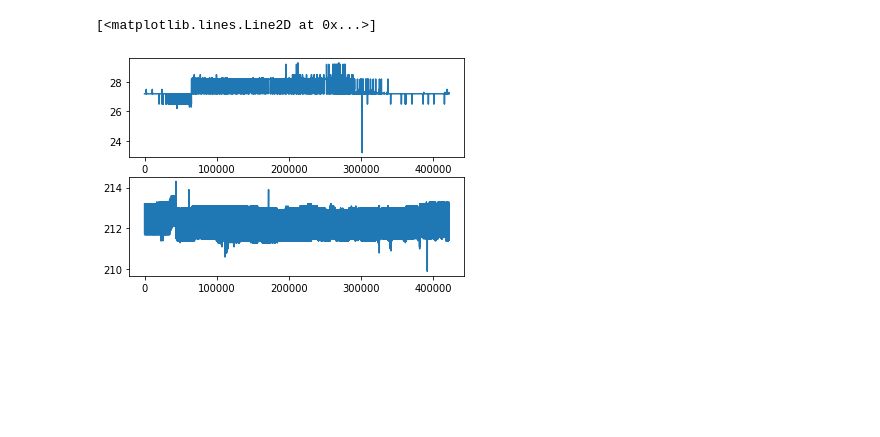
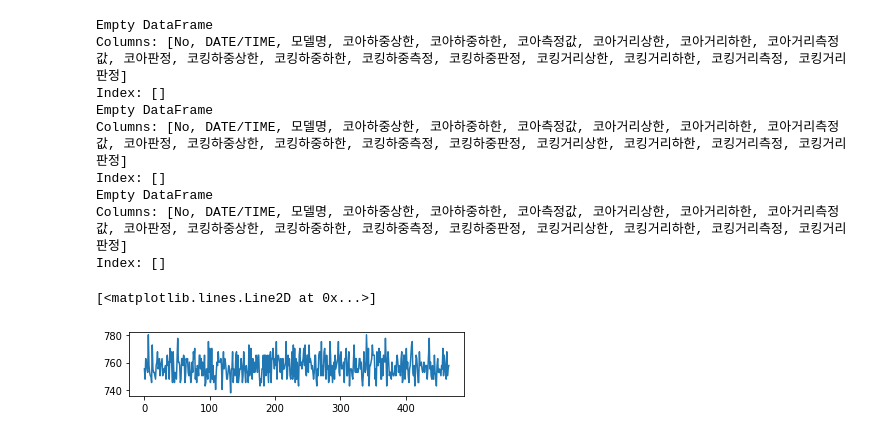
Before and after one commit to hsnam95/my, a Jupyter notebook: ctr.ipynb, the cells around one changed output. Saved outputs shown, nothing was run; the diff lists cells and outputs as text; code cells hidden in the pictures; blank space fills up the shorter version.

```diff
--- a/ctr.ipynb
+++ b/ctr.ipynb
@@ -5,6 +5,6 @@ import pandas as pd
 import matplotlib.pyplot as plt
 import numpy as np
 
-df0 = pd.read_csv('0-SQC_RAWDCDATA_202210061010.csv')
-df1 = pd.read_csv('1-SQC_RAWDCDATA_202210061005.csv')
-df1_2 = pd.read_csv('1-SQC_RAWDCDATA_202210061005_2.csv')
+dfx = pd.read_csv('20210104X.CSV',encoding='cp949', index_col=False)
+dfy1 = pd.read_csv('20210104Y1.CSV',encoding='cp949', index_col=False)
+dfy2 = pd.read_csv('20210104Y2.CSV',encoding='cp949', index_col=False)
@@ -11,9 +22,25 @@ df1_2 = pd.read_csv('1-SQC_RAWDCDATA_202210061005_2.csv')
+# %%
+print(dfx[dfx.코아판정!= 'OK'])
+print(dfx[dfx.코킹하중판정!= 'OK'])
+print(dfx[dfx.코킹거리판정!= 'OK'])
+# %% [output]
+Empty DataFrame
+Columns: [No, DATE/TIME, 모델명, 코아하중상한, 코아하중하한, 코아측정값, 코아거리상한, 코아거리하한, 코아거리측정값, 코아판정, 코킹하중상한, 코킹하중하한, 코킹하중측정, 코킹하중판정, 코킹거리상한, 코킹거리하한, 코킹거리측정, 코킹거리판정]
+Index: []
+Empty DataFrame
+Columns: [No, DATE/TIME, 모델명, 코아하중상한, 코아하중하한, 코아측정값, 코아거리상한, 코아거리하한, 코아거리측정값, 코아판정, 코킹하중상한, 코킹하중하한, 코킹하중측정, 코킹하중판정, 코킹거리상한, 코킹거리하한, 코킹거리측정, 코킹거리판정]
+Index: []
+Empty DataFrame
+Columns: [No, DATE/TIME, 모델명, 코아하중상한, 코아하중하한, 코아측정값, 코아거리상한, 코아거리하한, 코아거리측정값, 코아판정, 코킹하중상한, 코킹하중하한, 코킹하중측정, 코킹하중판정, 코킹거리상한, 코킹거리하한, 코킹거리측정, 코킹거리판정]
+Index: []
 # %%
 plt.figure()
-plt.subplot(2,1,1)
-plt.plot(df0.하중측정)
-plt.subplot(2,1,2)
-plt.plot(df0.거리측정)
+# plt.subplot(3,1,1)
+# plt.plot(dfx.코킹하중상한)
+# plt.subplot(3,1,2)
+# plt.plot(dfx.코킹하중하한)
+plt.subplot(3,1,3)
+plt.plot(dfx.코킹하중측정)
 # %% [output]
 [<matplotlib.lines.Line2D at 0x...>]
-[figure, old version]
+[figure, new version]
```
Also changed, not shown: parts of 11 cells of this notebook.
